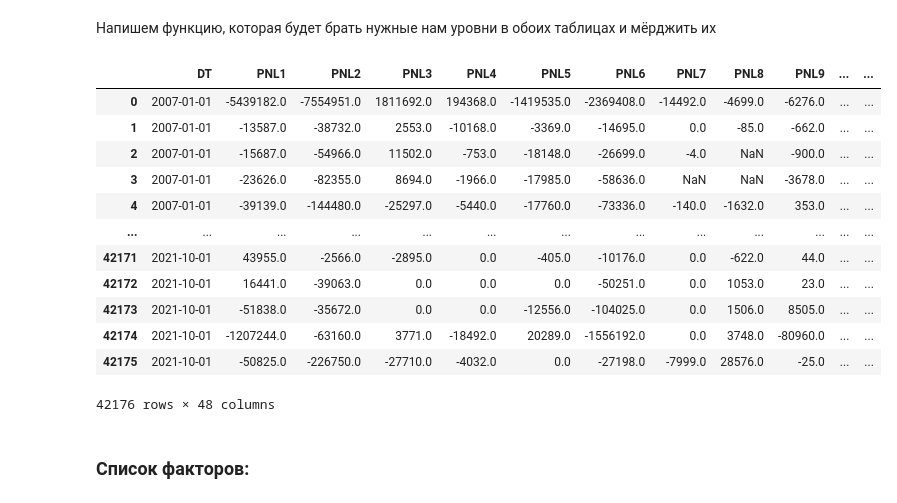
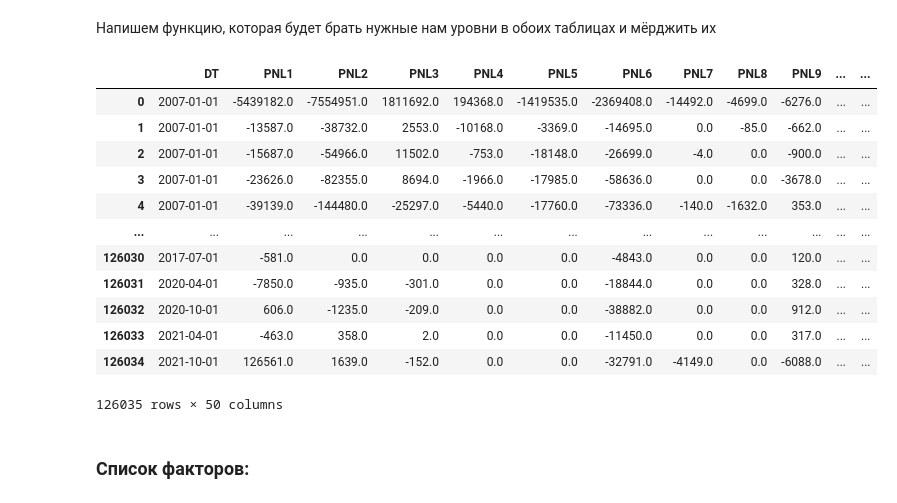
Before and after one commit to uasek/credit_scoring_project, a Jupyter notebook: datasets/19_RussianBanks/19_RussianBanks.ipynb, the cells around one changed output. Drawn from its saved outputs; the diff is of its cells as text; code cells hidden in the pictures.

```diff
--- a/datasets/19_RussianBanks/19_RussianBanks.ipynb
+++ b/datasets/19_RussianBanks/19_RussianBanks.ipynb
@@ -24,5 +25,6 @@ seed = 42
 # %% [markdown]
 Загрузим данные
 # %%
-df_pnl = pd.read_hdf("data//PNL_aggregated.h5", key = "102")
-df_bs = pd.read_hdf("data//BS_aggregated.h5", key = "102")
+path = input()
+df_pnl = pd.read_hdf(f"{path}//PNL_aggregated.h5", key = "102")
+df_bs = pd.read_hdf(f"{path}//BS_aggregated.h5", key = "102")
@@ -29,9 +33,9 @@ df_bs = pd.read_hdf("data//BS_aggregated.h5", key = "102")
 # %% [markdown]
 Загрузим словари с уровнями переменных
 # %%
-with open('data//names_levels_pnl.json', encoding="utf-8") as f:
+with open(f"{path}//names_levels_pnl.json", encoding="utf-8") as f:
     names_levels_pnl = json.load(f)
-with open('data//names_levels_bs.json', encoding="utf-8") as f:
+with open(f"{path}//names_levels_bs.json", encoding="utf-8") as f:
     names_levels_bs = json.load(f)
 # %%
 df_pnl[names_levels_pnl["2"] + ["DT", "REGN"]]
@@ -52,7 +56,7 @@ df_pnl[names_levels_pnl["2"] + ["DT", "REGN"]]
 # %% [markdown]
 Загрузим данные по дефолтам
 # %%
-df_defaults = pd.read_excel("data//BankDefaults.xlsx")
+df_defaults = pd.read_excel(f"{path}//BankDefaults.xlsx")
 df_defaults = df_defaults[["BankDefaultIndex", "Name", "regnum", "DefaultType", "DefaultDate","BankLocalization"]]
 df_defaults = df_defaults.rename(columns = {"regnum" : "REGN"})
 df_defaults
@@ -75,7 +79,7 @@ df_defaults
 # %%
 class create_name_masks_container():
 
-    def __init__(self, names_levels_pnl, names_levels_bs, pnl, bs, pnl_level, bs_level):
+    def __init__(self, names_levels_pnl, names_levels_bs, pnl, bs, pnl_level, bs_level, additional_variables = []):
     #currently not all the names in the dictionary are real columns
     #luckily, not much of them
     #if I will ever fix this bug, I will deprecate the code below
@@ -95,19 +99,19 @@ class create_name_masks_container():
 
         self.pnl_encoding = [f"PNL{str(i)}" for i in range(1, len(self.pnl_mask) + 1)]
         self.bs_encoding = [f"BS{str(i)}" for i in range(1, len(self.bs_mask) + 1)]
-
+        self.additional_variables = additional_variables
 
     def full_true_mask(self):
-        return ["DT", "REGN"] + self.pnl_mask + self.bs_mask
+        return ["DT", "REGN"] + self.additional_variables + self.pnl_mask + self.bs_mask
 
     def pnl_index_mask(self):
-        return ["DT", "REGN"] + self.pnl_mask
+        return ["DT", "REGN"] + self.additional_variables + self.pnl_mask
 
     def bs_index_mask(self):
-        return ["DT", "REGN"] + self.bs_mask
+        return ["DT", "REGN"] + self.additional_variables + self.bs_mask
 
     def encoding_mask(self):
-        return ["DT", "REGN"] + self.pnl_encoding + self.bs_encoding
+        return ["DT", "REGN"] + self.additional_variables + self.pnl_encoding + self.bs_encoding
 
 class create_days_container():
 
@@ -136,16 +140,23 @@ class create_days_container():
         return df
 
 
-def prepare_df_to_modelling(pnl, bs, defaults, name_masks, target_days):
+def prepare_df_to_modelling(pnl, bs, defaults, name_masks, target_days, fillnan = 0):
 
     #create bs and pnl of needed level
     restricted_pnl = pnl[name_masks_container.pnl_index_mask()]
     restricted_bs = bs[name_masks_container.bs_index_mask()]
 
+    #count NaN in each line
+    restricted_bs["BSNan"] = restricted_bs.isnull().sum(axis = 1)
+    restricted_pnl["PNLNan"] = restricted_pnl.isnull().sum(axis = 1)
+    if fillnan == fillnan:
+        restricted_pnl.fillna(fillnan, inplace = True)
+        restricted_bs.fillna(fillnan, inplace = True)
+
     #merge bs and pnl
-    merged_reporting = restricted_bs.merge(restricted_pnl, on = ["DT", "REGN"])
-    merged_reporting = merged_reporting[name_masks_container.full_true_mask()]
-    merged_reporting.columns = name_masks_container.encoding_mask()
+    merged_reporting = restricted_bs.merge(restricted_pnl, on = ["DT", "REGN"], how = "outer")
+    merged_reporting = merged_reporting[name_masks_container.full_true_mask() + ["PNLNan", "BSNan"]]
+    merged_reporting.columns = name_masks_container.encoding_mask() + ["PNLNan", "BSNan"]
 
     #merge with defaults
     def func2(x):
@@ -172,22 +183,22 @@ def prepare_df_to_modelling(pnl, bs, defaults, name_masks, target_days):
     return merged_reporting
 # %%
 name_masks_container = create_name_masks_container(names_levels_pnl, names_levels_bs, df_pnl, df_bs, [1, 5], [1, 2])
-df = prepare_df_to_modelling(df_pnl, df_bs, df_defaults, name_masks, [365, 365*2, 10000])
+df = prepare_df_to_modelling(df_pnl, df_bs, df_defaults, name_masks_container, [365, 365*2, 10000])
 df
 # %% [output]
 |  | DT | PNL1 | PNL2 | PNL3 | PNL4 | PNL5 | PNL6 | PNL7 | PNL8 | PNL9 | ... | ... |
 | 0 | 2007-01-01 | -5439182.0 | -7554951.0 | 1811692.0 | 194368.0 | -1419535.0 | -2369408.0 | -14492.0 | -4699.0 | -6276.0 | ... | ... |
 | 1 | 2007-01-01 | -13587.0 | -38732.0 | 2553.0 | -10168.0 | -3369.0 | -14695.0 | 0.0 | -85.0 | -662.0 | ... | ... |
-| 2 | 2007-01-01 | -15687.0 | -54966.0 | 11502.0 | -753.0 | -18148.0 | -26699.0 | -4.0 | NaN | -900.0 | ... | ... |
-| 3 | 2007-01-01 | -23626.0 | -82355.0 | 8694.0 | -1966.0 | -17985.0 | -58636.0 | NaN | NaN | -3678.0 | ... | ... |
+| 2 | 2007-01-01 | -15687.0 | -54966.0 | 11502.0 | -753.0 | -18148.0 | -26699.0 | -4.0 | 0.0 | -900.0 | ... | ... |
+| 3 | 2007-01-01 | -23626.0 | -82355.0 | 8694.0 | -1966.0 | -17985.0 | -58636.0 | 0.0 | 0.0 | -3678.0 | ... | ... |
 | 4 | 2007-01-01 | -39139.0 | -144480.0 | -25297.0 | -5440.0 | -17760.0 | -73336.0 | -140.0 | -1632.0 | 353.0 | ... | ... |
 | ... | ... | ... | ... | ... | ... | ... | ... | ... | ... | ... | ... | ... |
-| 42171 | 2021-10-01 | 43955.0 | -2566.0 | -2895.0 | 0.0 | -405.0 | -10176.0 | 0.0 | -622.0 | 44.0 | ... | ... |
-| 42172 | 2021-10-01 | 16441.0 | -39063.0 | 0.0 | 0.0 | 0.0 | -50251.0 | 0.0 | 1053.0 | 23.0 | ... | ... |
-| 42173 | 2021-10-01 | -51838.0 | -35672.0 | 0.0 | 0.0 | -12556.0 | -104025.0 | 0.0 | 1506.0 | 8505.0 | ... | ... |
-| 42174 | 2021-10-01 | -1207244.0 | -63160.0 | 3771.0 | -18492.0 | 20289.0 | -1556192.0 | 0.0 | 3748.0 | -80960.0 | ... | ... |
-| 42175 | 2021-10-01 | -50825.0 | -226750.0 | -27710.0 | -4032.0 | 0.0 | -27198.0 | -7999.0 | 28576.0 | -25.0 | ... | ... |
+| 126030 | 2017-07-01 | -581.0 | 0.0 | 0.0 | 0.0 | 0.0 | -4843.0 | 0.0 | 0.0 | 120.0 | ... | ... |
+| 126031 | 2020-04-01 | -7850.0 | -935.0 | -301.0 | 0.0 | 0.0 | -18844.0 | 0.0 | 0.0 | 328.0 | ... | ... |
+| 126032 | 2020-10-01 | 606.0 | -1235.0 | -209.0 | 0.0 | 0.0 | -38882.0 | 0.0 | 0.0 | 912.0 | ... | ... |
+| 126033 | 2021-04-01 | -463.0 | 358.0 | 2.0 | 0.0 | 0.0 | -11450.0 | 0.0 | 0.0 | 317.0 | ... | ... |
+| 126034 | 2021-10-01 | 126561.0 | 1639.0 | -152.0 | 0.0 | 0.0 | -32791.0 | -4149.0 | 0.0 | -6088.0 | ... | ... |
-42176 rows × 48 columns
+126035 rows × 50 columns
 # %% [markdown]
 ### Список факторов:
 # %%
```
Also changed, not shown: parts of 6 cells of this notebook.
